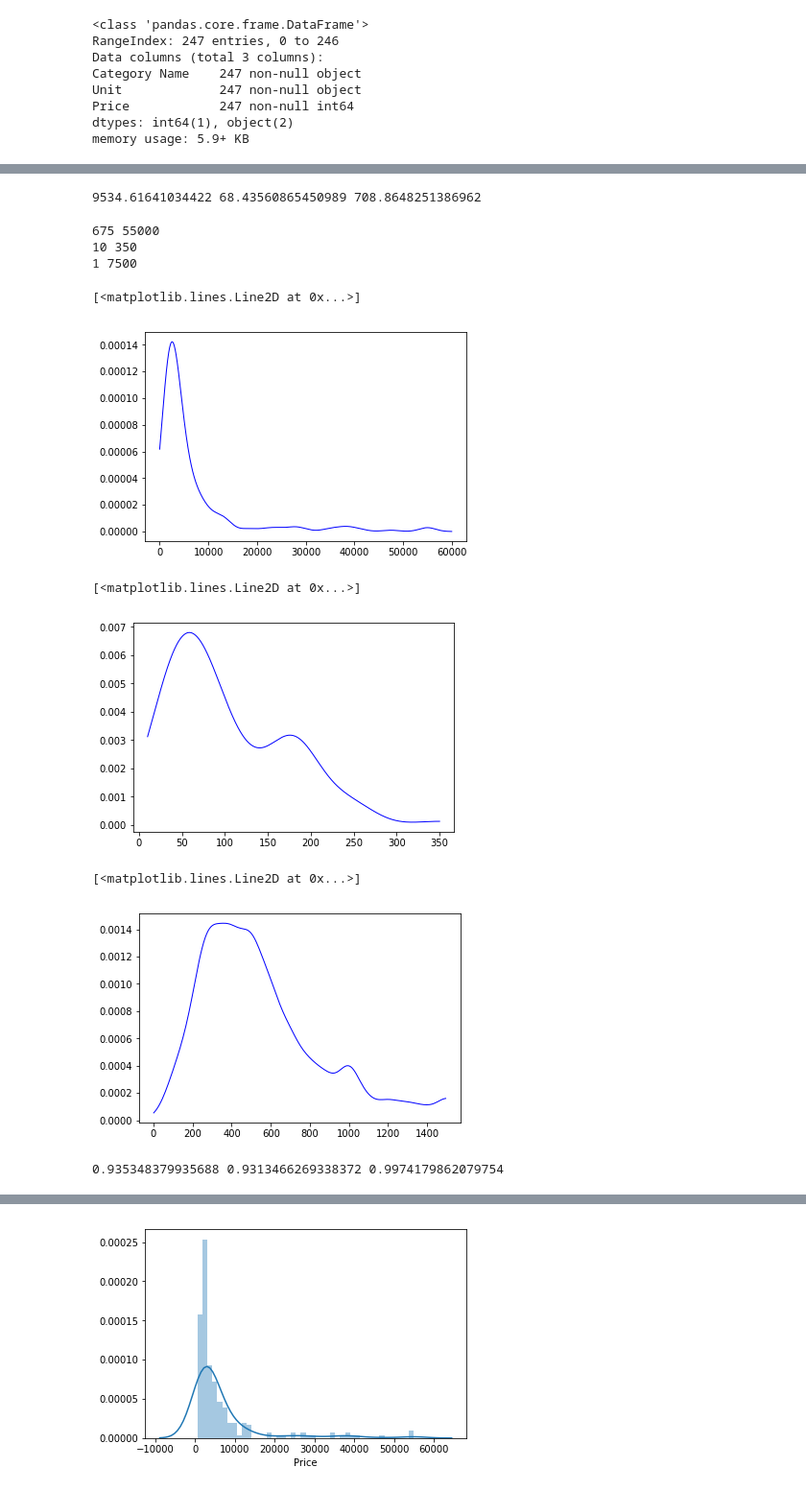
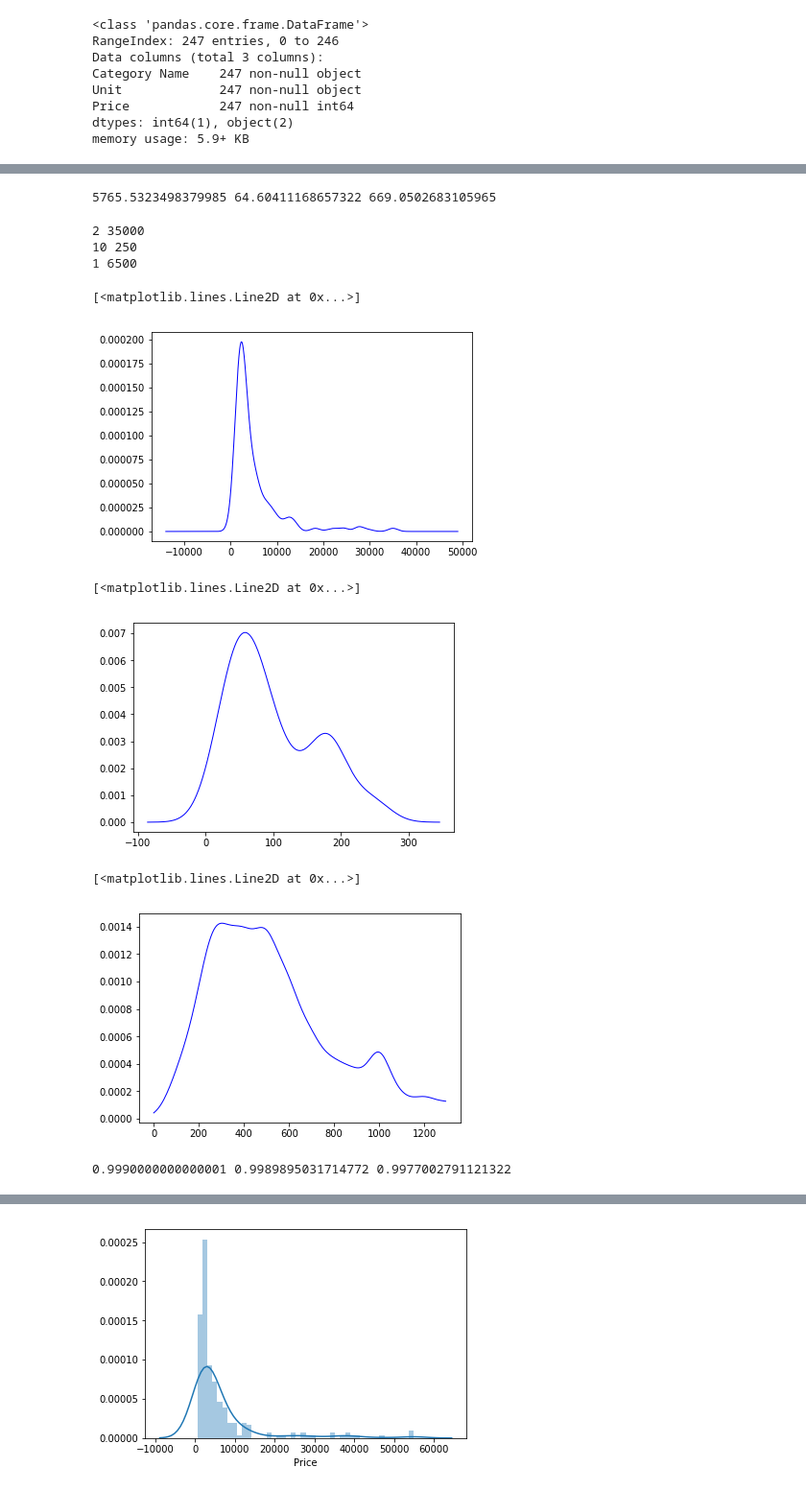
Before and after one commit to princeofpython/IndiaMart-Hackathon-2k19, a Jupyter notebook: phase1.ipynb, the cells around one changed output, grey strips where cells are left out. Shown: that part at 96% size. Drawn from its saved outputs; the diff is of its cells as text; code cells hidden in the pictures.

```diff
--- a/phase1.ipynb
+++ b/phase1.ipynb
@@ -121,7 +125,12 @@ Name: Unit, Length: 89, dtype: int64
+# %%
+drill_z = np.abs(stats.zscore(drilldf['Price']))
+glove_z = np.abs(stats.zscore(glovedf.loc[glovedf['Unit']=='Pair']['Price']))
+kurta_z = np.abs(stats.zscore(kurtadf.loc[((kurtadf['Unit']=='Piece') | (kurtadf['Unit']=='Piece(s)'))]['Price']))
 # %%
-npa=drilldf['Price'][1:]
-npa1=glovedf.loc[glovedf['Unit']=='Pair']['Price']
-npa2=kurtadf.loc[(kurtadf['Unit']=='Piece') & (kurtadf['Price'] < 10000)]['Price'][:-1]
+drill_ol=drilldf[(drill_z < 3)]
+npa=drilldf[(drill_z < 3)]['Price']
+npa1=glovedf.loc[glovedf['Unit']=='Pair'][(glove_z < 3)]['Price']
+npa2=kurtadf.loc[((kurtadf['Unit']=='Piece') | (kurtadf['Unit']=='Piece(s)'))][(kurta_z < 3)]['Price'][:-1]
 # %%
 drilldf.info()
 # %% [output]
@@ -151,15 +184,15 @@ stdev1=np.std(npa1)
 stdev2=np.std(npa2)
 print(stdev,stdev1,stdev2)
 # %% [output]
-9534.61641034422 68.43560865450989 708.8648251386962
+5765.5323498379985 64.60411168657322 669.0502683105965
 # %%
 print(np.amin(npa),np.amax(npa))
 print(np.amin(npa1),np.amax(npa1))
 print(np.amin(npa2),np.amax(npa2))
 # %% [output]
-675 55000
-10 350
-1 7500
+2 35000
+10 250
+1 6500
 # %%
 from scipy.stats import gaussian_kde
 def kde_scipy(x, x_grid, bandwidth, **kwargs):
@@ -170,33 +203,33 @@ def kde_scipy(x, x_grid, bandwidth, **kwargs):
     kde = gaussian_kde(x, bw_method=bandwidth / x.std(ddof=1), **kwargs)
     return kde.evaluate(x_grid)
 # %%
-y_grid=np.linspace(0,60000,1000)
+y_grid=np.linspace(np.amin(npa)-(np.amax(npa)-np.amin(npa))*0.4,np.amax(npa)+(np.amax(npa)-np.amin(npa))*0.4,1000)
 ideal=1.06*(np.std(npa))*((len(npa)**(-1/5)))
 pdf = kde_scipy(npa, y_grid, bandwidth=ideal/2)
 plt.plot(y_grid, pdf, color='blue', alpha=1, lw=1)
 # %% [output]
 [<matplotlib.lines.Line2D at 0x...>]
-[figure, old version]
+[figure, new version]
 # %%
-y_grid1=np.linspace(np.amin(npa1),np.amax(npa1),1000)
+y_grid1=np.linspace(np.amin(npa1)-(np.amax(npa1)-np.amin(npa1))*0.4,np.amax(npa1)+(np.amax(npa1)-np.amin(npa1))*0.4,1000)
 ideal1=1.06*(np.std(npa1))*((len(npa1)**(-1/5)))
 pdf1 = kde_scipy(npa1, y_grid1, bandwidth=ideal1)
 plt.plot(y_grid1, pdf1, color='blue', alpha=1, lw=1)
 # %% [output]
 [<matplotlib.lines.Line2D at 0x...>]
-[figure, old version]
+[figure, new version]
 # %%
-y_grid2=np.linspace(np.amin(npa2),np.amax(npa2),1000)
+y_grid2=np.linspace(0,np.amax(npa2),1000)
 ideal2=1.06*(np.std(npa2))*((len(npa2)**(-1/5)))
 pdf2 = kde_scipy(npa2, y_grid2, bandwidth=ideal1*1.8)
 plt.plot(y_grid2[:200], pdf2[:200], color='blue', alpha=1, lw=1)
 # %% [output]
 [<matplotlib.lines.Line2D at 0x...>]
-[figure, old version]
+[figure, new version]
 # %%
-w=60
-w1=(np.amax(npa1)-np.amin(npa1))/1000
-w2=(np.amax(npa2)-np.amin(npa2))/1000
-print(np.sum(pdf)*60,np.sum(pdf1)*w1,np.sum(pdf2)*w2)
+w=((np.amax(npa)-np.amin(npa))*1.8)/1000
+w1=((np.amax(npa1)-np.amin(npa1))*1.8)/1000
+w2=np.amax(npa2)/1000
+print(np.sum(pdf)*w,np.sum(pdf1)*w1,np.sum(pdf2)*w2)
 # %% [output]
-0.935348379935688 0.9313466269338372 0.9974179862079754
+0.9990000000000001 0.9989895031714772 0.9977002791121322
```
Also changed, not shown: parts of 17 cells of this notebook.
